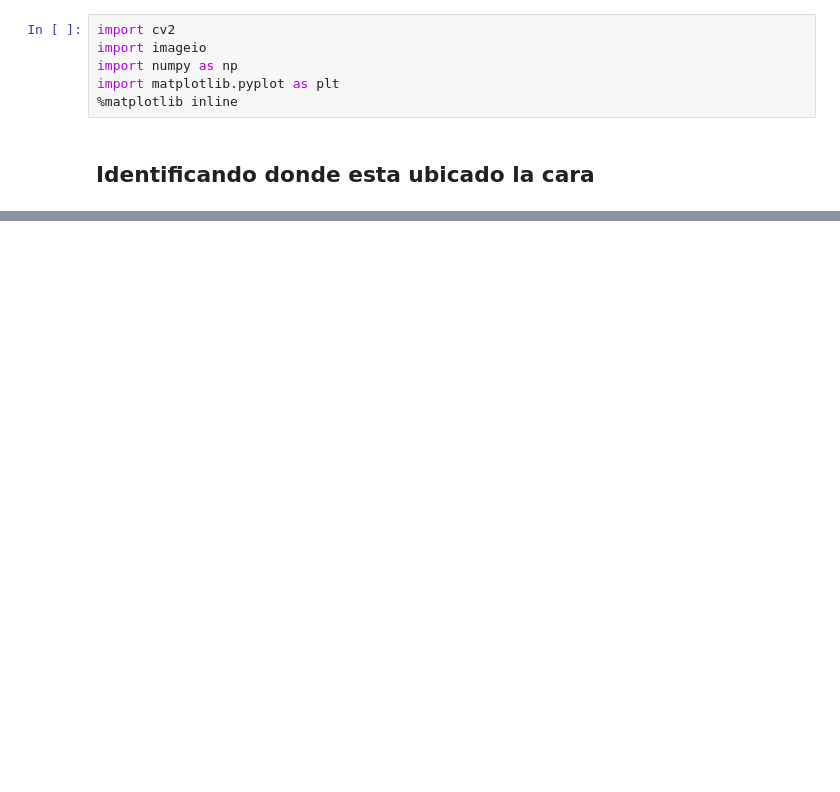
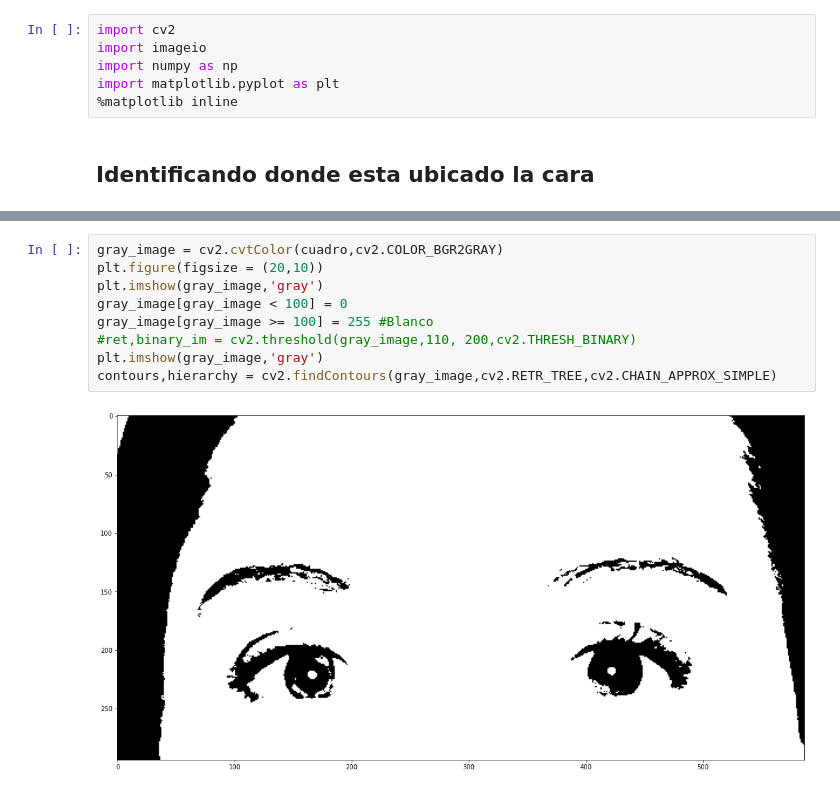
Before and after one commit to tarraga888/PDI_Practicas, a Jupyter notebook: Proyecto.ipynb, the cells around one changed output, grey strips where cells are left out. Saved outputs shown, nothing was run; the diff lists cells and outputs as text; blank space fills up the shorter version.

```diff
--- a/Proyecto.ipynb
+++ b/Proyecto.ipynb
@@ -29,0 +58,11 @@ plt.imshow(rgb_img)
+# %%
+gray_image = cv2.cvtColor(cuadro,cv2.COLOR_BGR2GRAY)
+plt.figure(figsize = (20,10))
+plt.imshow(gray_image,'gray')
+gray_image[gray_image < 100] = 0
+gray_image[gray_image >= 100] = 255 #Blanco
+#ret,binary_im = cv2.threshold(gray_image,110, 200,cv2.THRESH_BINARY)
+plt.imshow(gray_image,'gray')
+contours,hierarchy = cv2.findContours(gray_image,cv2.RETR_TREE,cv2.CHAIN_APPROX_SIMPLE)
+# %% [output]
+[figure, added]
```
Also changed, not shown: parts of 6 cells of this notebook, 1 other file.
